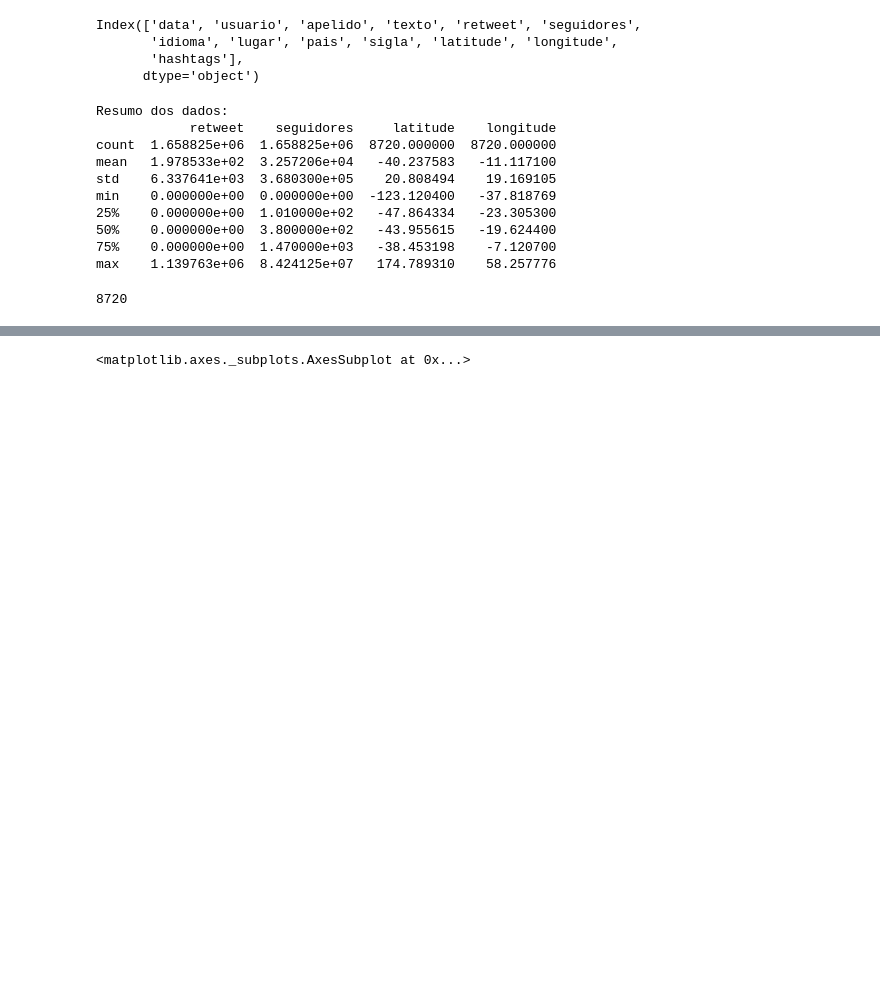
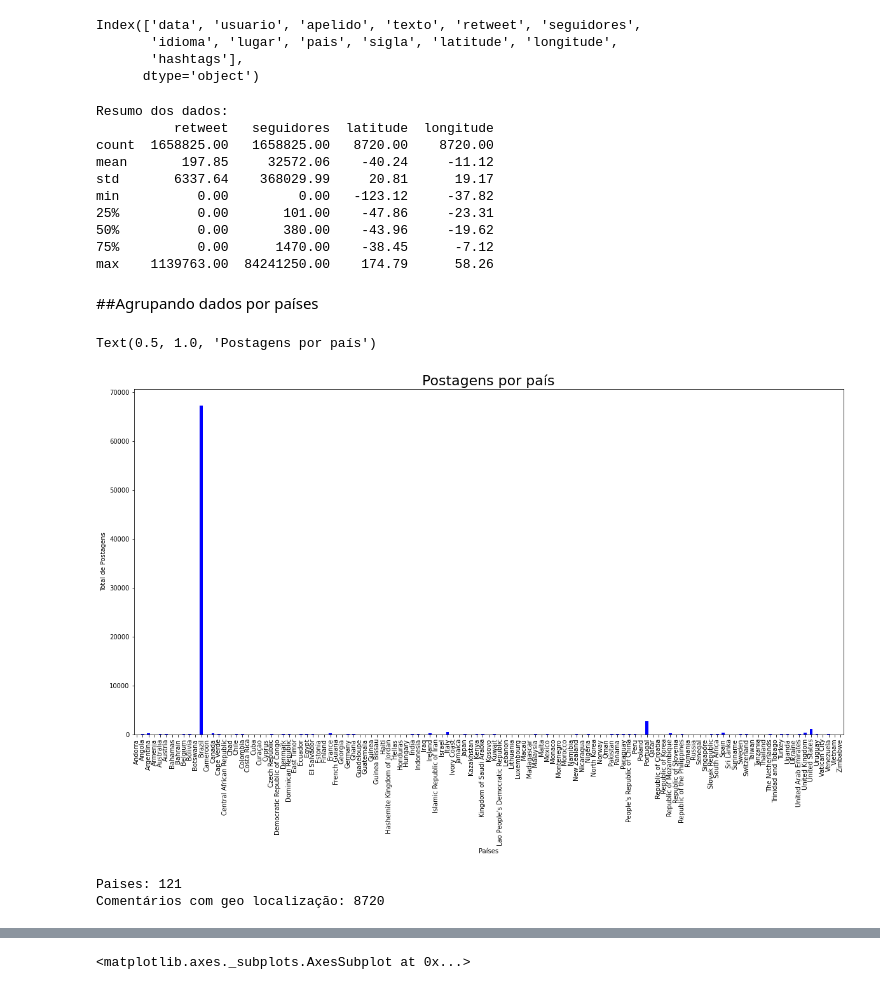
Before and after one commit to albert-melo/ProgCiencia-de-Dados, a Jupyter notebook: WorkProgCienciaDados.ipynb, the cells around one changed output, grey strips where cells are left out. Saved outputs shown, nothing was run; the diff lists cells and outputs as text; code cells hidden in the pictures; blank space fills up the shorter version.

```diff
--- a/WorkProgCienciaDados.ipynb
+++ b/WorkProgCienciaDados.ipynb
@@ -45,28 +45,53 @@ Index(['data', 'usuario', 'apelido', 'texto', 'retweet', 'seguidores',
 # %%
 print("Resumo dos dados: ")
 
-print( dados.describe())
+print( dados.describe().round(2))
 # %% [output]
 Resumo dos dados:
-            retweet    seguidores     latitude    longitude
-count  1.658825e+06  1.658825e+06  8720.000000  8720.000000
-mean   1.978533e+02  3.257206e+04   -40.237583   -11.117100
-std    6.337641e+03  3.680300e+05    20.808494    19.169105
-min    0.000000e+00  0.000000e+00  -123.120400   -37.818769
-25%    0.000000e+00  1.010000e+02   -47.864334   -23.305300
-50%    0.000000e+00  3.800000e+02   -43.955615   -19.624400
-75%    0.000000e+00  1.470000e+03   -38.453198    -7.120700
-max    1.139763e+06  8.424125e+07   174.789310    58.257776
+          retweet   seguidores  latitude  longitude
+count  1658825.00   1658825.00   8720.00    8720.00
+mean       197.85     32572.06    -40.24     -11.12
+std       6337.64    368029.99     20.81      19.17
+min          0.00         0.00   -123.12     -37.82
+25%          0.00       101.00    -47.86     -23.31
+50%          0.00       380.00    -43.96     -19.62
+75%          0.00      1470.00    -38.45      -7.12
+max    1139763.00  84241250.00    174.79      58.26
+# %% [markdown]
+##Agrupando dados por países
+# %%
+dados2 = dados
+paises = dados2["pais"].drop_duplicates()
+paises = list(paises)
+selecao = dados2['pais'].isin(paises)
+dados2 = dados2[selecao]
+
+dados2.drop_duplicates()
+grp_pais = dados2.groupby('pais')
+# %%
+import matplotlib.pyplot as plt
+plt.rc('figure', figsize = (20, 10))
+# %%
+grp_pais[ ['pais'] ].count()
+
+fig = grp_pais['pais'].count().plot.bar(color="blue")
+fig.set_ylabel("Total de Postagens")
+fig.set_xlabel("Países")
+fig.set_title("Postagens por país", {'fontsize': 22})
+# %% [output]
+Text(0.5, 1.0, 'Postagens por país')
+[figure, added]
 # %%
 paises = dados["pais"].value_counts()
 
-len(paises)
+print("Paises:", len(paises))
 
 locais = dados[ dados["latitude"].isna()==False]
 
-len(locais)
+print("Comentários com geo localização:", len(locais))
 # %% [output]
-8720
+Paises: 121
+Comentários com geo localização: 8720
 # %%
 pip install geopandas
 # %% [output]
```
Also changed, not shown: parts of 10 cells of this notebook.
